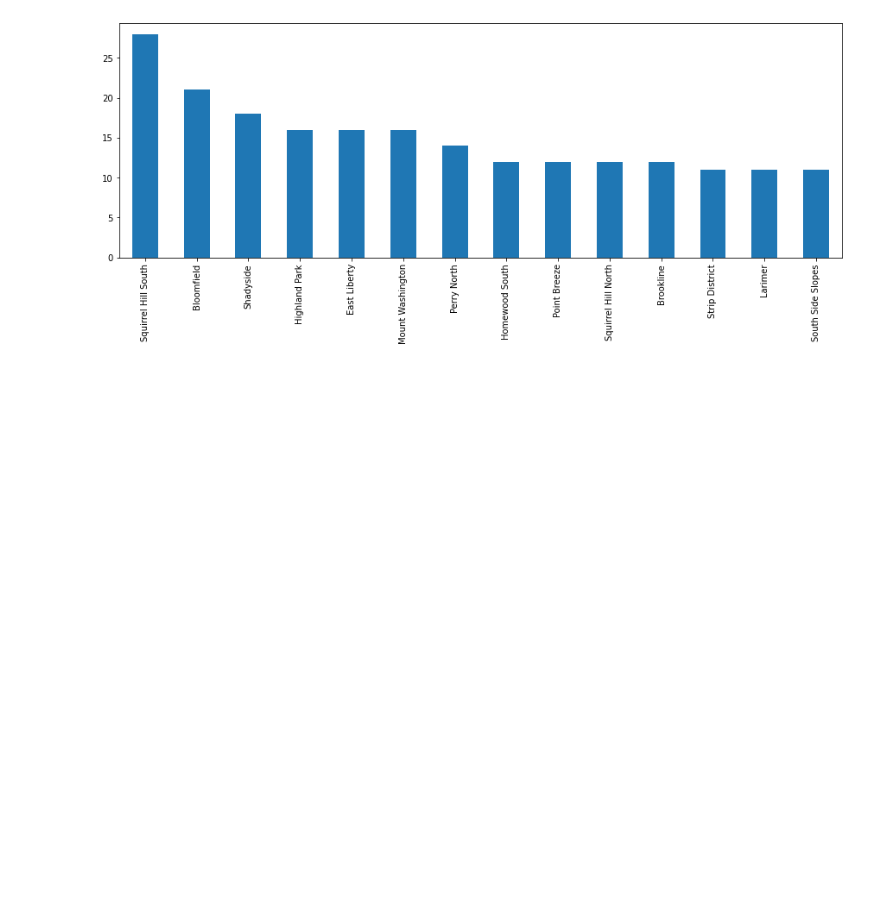
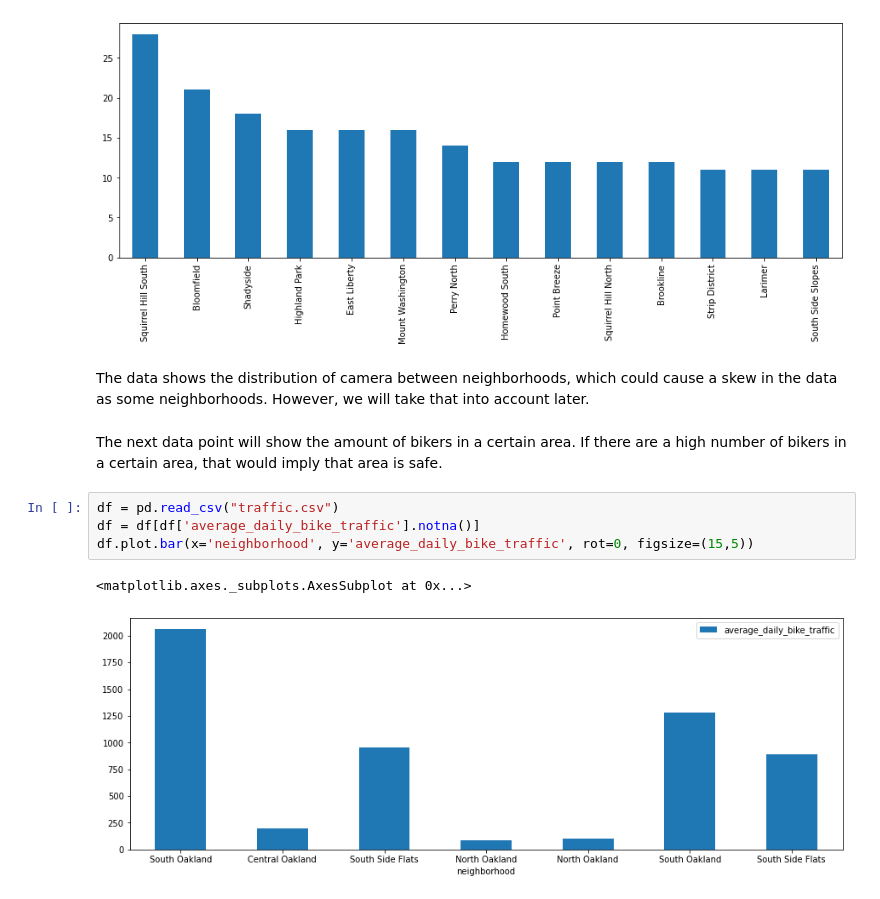
Before and after one commit to rohilkapur03/cmpinf_0010_final, a Jupyter notebook: Ayan.ipynb, the cells around one changed output. Cells and saved outputs as stored; diff of their text form; blank space fills up the shorter version.

```diff
--- a/Ayan.ipynb
+++ b/Ayan.ipynb
@@ -16,3 +16,14 @@ traffic_data['neighborhood'].value_counts().loc[lambda x : x>10].plot(kind='bar'
 # %% [output]
 <matplotlib.axes._subplots.AxesSubplot at 0x...>
 [figure]
+# %% [markdown]
+The data shows the distribution of camera between neighborhoods, which could cause a skew in the data as some neighborhoods. However, we will take that into account later.
+# %% [markdown]
+The next data point will show the amount of bikers in a certain area. If there are a high number of bikers in a certain area, that would imply that area is safe.
+# %%
+df = pd.read_csv("traffic.csv")
+df = df[df['average_daily_bike_traffic'].notna()]
+df.plot.bar(x='neighborhood', y='average_daily_bike_traffic', rot=0, figsize=(15,5))
+# %% [output]
+<matplotlib.axes._subplots.AxesSubplot at 0x...>
+[figure, added]
```
Also changed, not shown: parts of 6 cells of this notebook.
